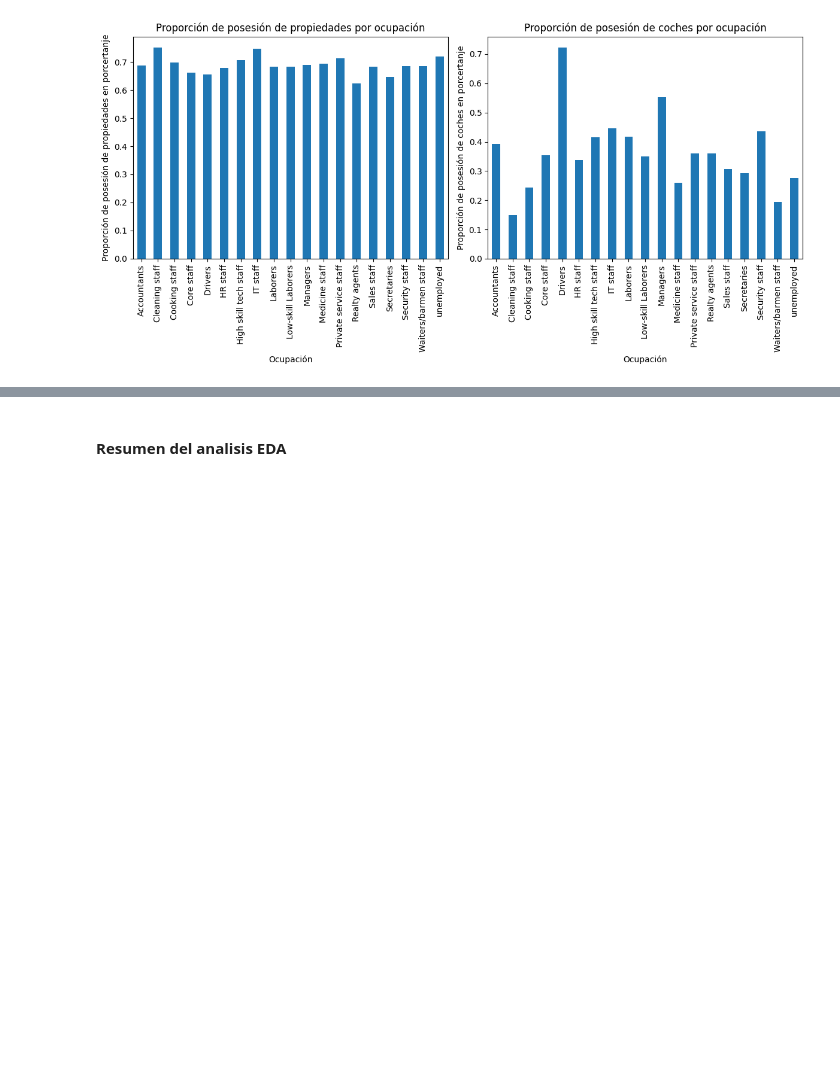
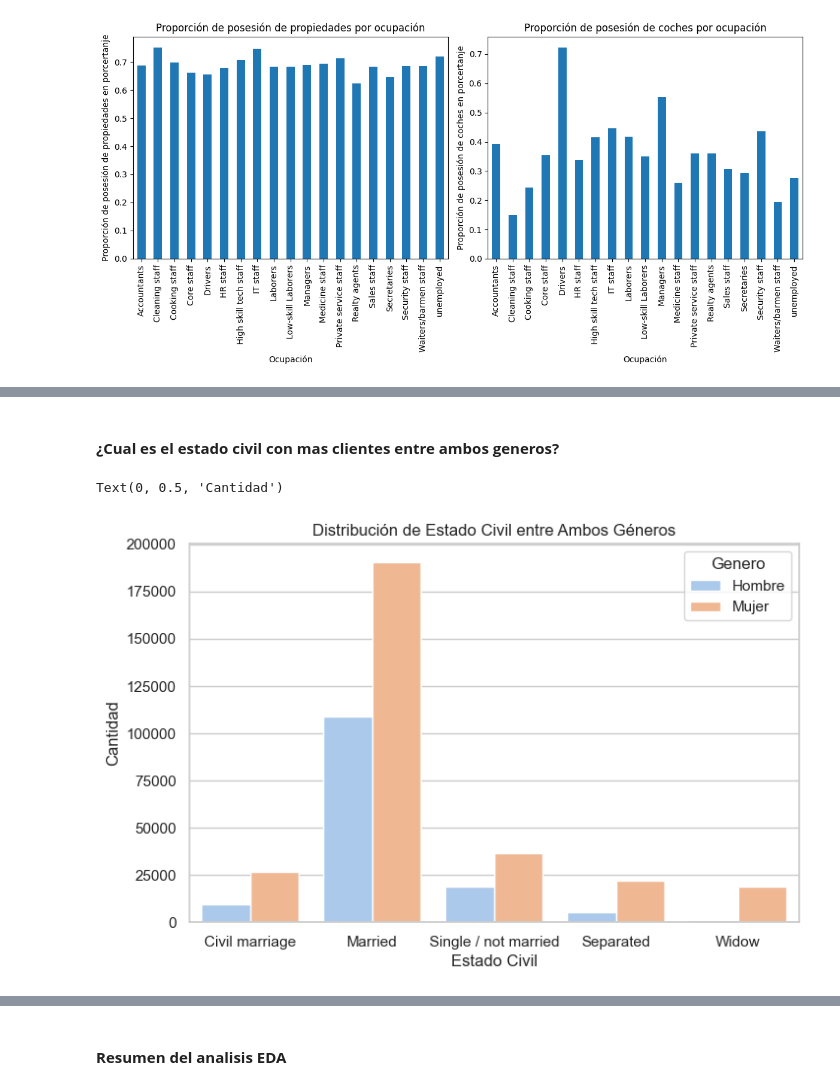
Before and after one commit to brayan084/pre-entregas, a Jupyter notebook: Zorro-pre-entrega-10.ipynb, the cells around one changed output, grey strips where cells are left out. Cells and saved outputs as stored; diff of their text form; code cells hidden in the pictures; blank space fills up the shorter version.

Commit message:
Pre-entrega 10 (obtencion de insights)

```diff
--- a/Zorro-pre-entrega-9.ipynb
+++ b/Zorro-pre-entrega-10.ipynb
@@ -545,0 +567,15 @@ plt.show()
+# %% [markdown]
+#### __¿Cual es el estado civil con mas clientes entre ambos generos?__
+# %%
+# Crear un gráfico de conteo para el estado civil de ambos géneros
+sns.set(style="whitegrid")
+plt.figure(figsize=(8, 5))
+sns.countplot(x='NAME_FAMILY_STATUS', data=df_final, hue='Genero', palette='pastel')
+
+# Añadir etiquetas y título al gráfico
+plt.title('Distribución de Estado Civil entre Ambos Géneros')
+plt.xlabel('Estado Civil')
+plt.ylabel('Cantidad')
+# %% [output]
+Text(0, 0.5, 'Cantidad')
+[figure, added]
```
Also changed, not shown: parts of 4 cells of this notebook.
